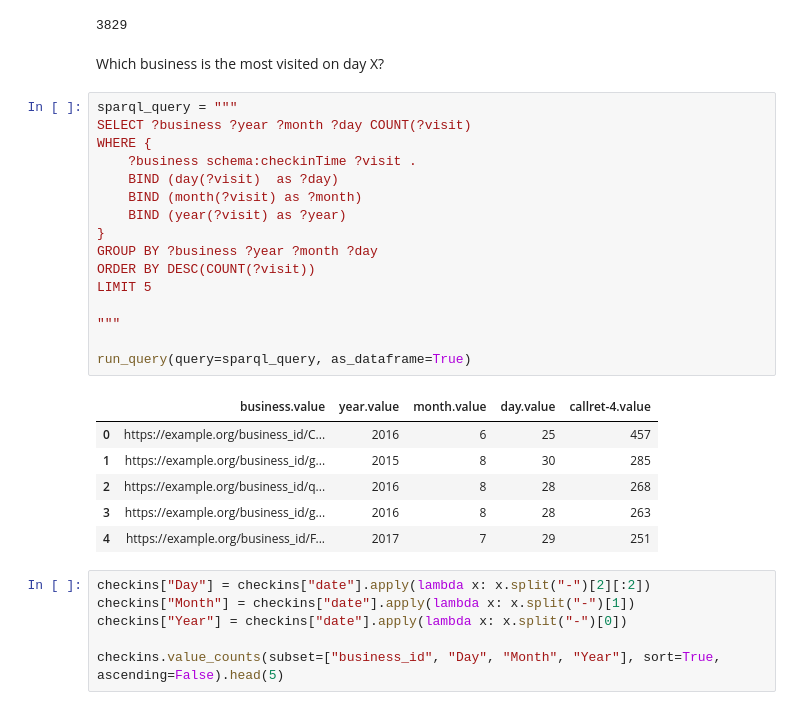
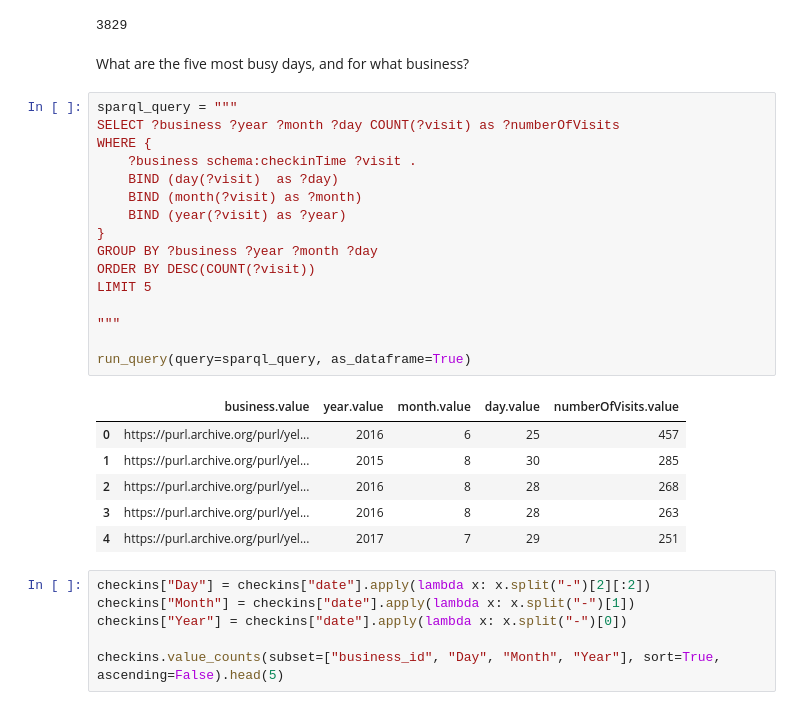
Before and after one commit to christiannielsen98/DVML-P7, a Jupyter notebook: Code/CompetencyQuestions/yelp_competency_question.ipynb, the cells around one changed output. Cells and saved outputs as stored; diff of their text form.

Commit message:
Merge branch 'main' of https://github.com/christiannielsen98/DVML-P7

```diff
--- a/Code/CompetencyQuestions/yelp_competency_question.ipynb
+++ b/Code/CompetencyQuestions/yelp_competency_question.ipynb
@@ -203,31 +211,31 @@ business_santa_barbara = business[business['city'] == "Santa Barbara"]
 len(business_santa_barbara)
 # %% [output]
 3829
-# %% [markdown]
-Which business is the most visited on day X?
+# %% [markdown]
+What are the five most busy days, and for what business?
 # %%
 sparql_query = """
-SELECT ?business ?year ?month ?day COUNT(?visit)
+SELECT ?business ?year ?month ?day COUNT(?visit) as ?numberOfVisits
 WHERE {
     ?business schema:checkinTime ?visit .
     BIND (day(?visit)  as ?day)
     BIND (month(?visit) as ?month)
     BIND (year(?visit) as ?year)
 }
 GROUP BY ?business ?year ?month ?day
 ORDER BY DESC(COUNT(?visit))
 LIMIT 5
 
 """
 
 run_query(query=sparql_query, as_dataframe=True)
 # %% [output]
-|  | business.value | year.value | month.value | day.value | callret-4.value |
-| 0 | https://example.org/business_id/C... | 2016 | 6 | 25 | 457 |
-| 1 | https://example.org/business_id/g... | 2015 | 8 | 30 | 285 |
-| 2 | https://example.org/business_id/q... | 2016 | 8 | 28 | 268 |
-| 3 | https://example.org/business_id/g... | 2016 | 8 | 28 | 263 |
-| 4 | https://example.org/business_id/F... | 2017 | 7 | 29 | 251 |
+|  | business.value | year.value | month.value | day.value | numberOfVisits.value |
+| 0 | https://purl.archive.org/purl/yel... | 2016 | 6 | 25 | 457 |
+| 1 | https://purl.archive.org/purl/yel... | 2015 | 8 | 30 | 285 |
+| 2 | https://purl.archive.org/purl/yel... | 2016 | 8 | 28 | 268 |
+| 3 | https://purl.archive.org/purl/yel... | 2016 | 8 | 28 | 263 |
+| 4 | https://purl.archive.org/purl/yel... | 2017 | 7 | 29 | 251 |
 # %%
 checkins["Day"] = checkins["date"].apply(lambda x: x.split("-")[2][:2])
 checkins["Month"] = checkins["date"].apply(lambda x: x.split("-")[1])
```
Also changed, not shown: parts of 16 cells of this notebook, 9 other files.
